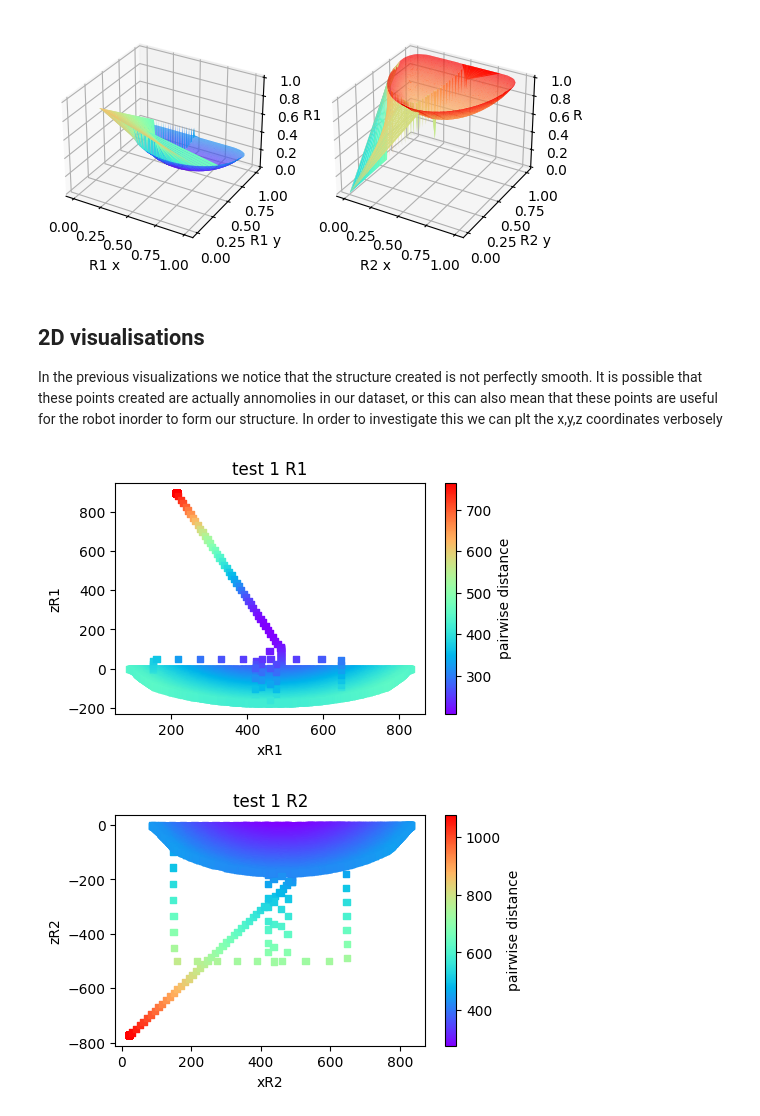
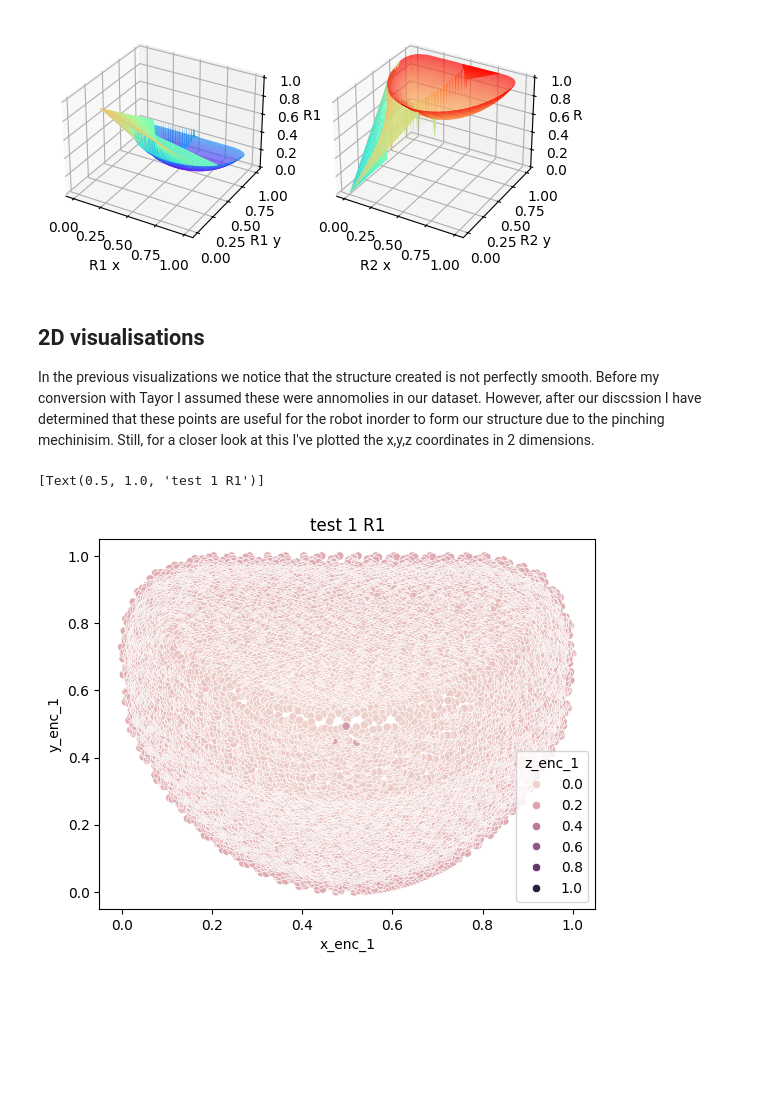
Before and after one commit to vputnam/machine_learning_soln, a Jupyter notebook: Jupyter/DataProcessing.ipynb, the cells around one changed output. Cells and saved outputs as stored; diff of their text form; code cells hidden in the pictures; blank space fills up the shorter version.

Commit message:
update data porcessing documentation

```diff
--- a/Jupyter/DataProcessing.ipynb
+++ b/Jupyter/DataProcessing.ipynb
@@ -126,12 +116,9 @@ def scatter_distance_plot(x, y, xlabel, ylabel, title):
 # %% [markdown]
 ## 2D visualisations
 
-In the previous visualizations we notice that the structure created is not perfectly smooth. It is possible that these points created are actually annomolies in our dataset, or this can also mean that these points are useful for the robot inorder to form our structure. In order to investigate this we can plt the x,y,z coordinates verbosely
+In the previous visualizations we notice that the structure created is not perfectly smooth. Before my conversion with Tayor I assumed these were annomolies in our dataset. However, after our discssion I have determined that these points are useful for the robot inorder to form our structure due to the pinching mechinisim. Still, for a closer look at this I've plotted the x,y,z coordinates in 2 dimensions.
-# %%
-#scatter_distance_plot(test1['x_enc_1'], test1['y_enc_1'], 'xR1', 'yR1', 'test 1 R1')
-scatter_distance_plot(test1['x_enc_1'], test1['z_enc_1'], 'xR1', 'zR1', 'test 1 R1')
-scatter_distance_plot(test1['x_enc_2'], test1['z_enc_2'], 'xR2', 'zR2', 'test 1 R2')
-#scatter_distance_plot(test1['y_enc_1'], test1['z_enc_1'], 'yR1', 'zR1', 'test 1 R1')
-# %% [output]
-[figure, removed]
-[figure, removed]
+# %%
+sns.scatterplot(data=test1Normal, x="x_enc_1", y="y_enc_1", hue="z_enc_1").set(title='test 1 R1')
+# %% [output]
+[Text(0.5, 1.0, 'test 1 R1')]
+[figure, added]
```
Also changed, not shown: parts of 9 cells of this notebook, 1 other file.
